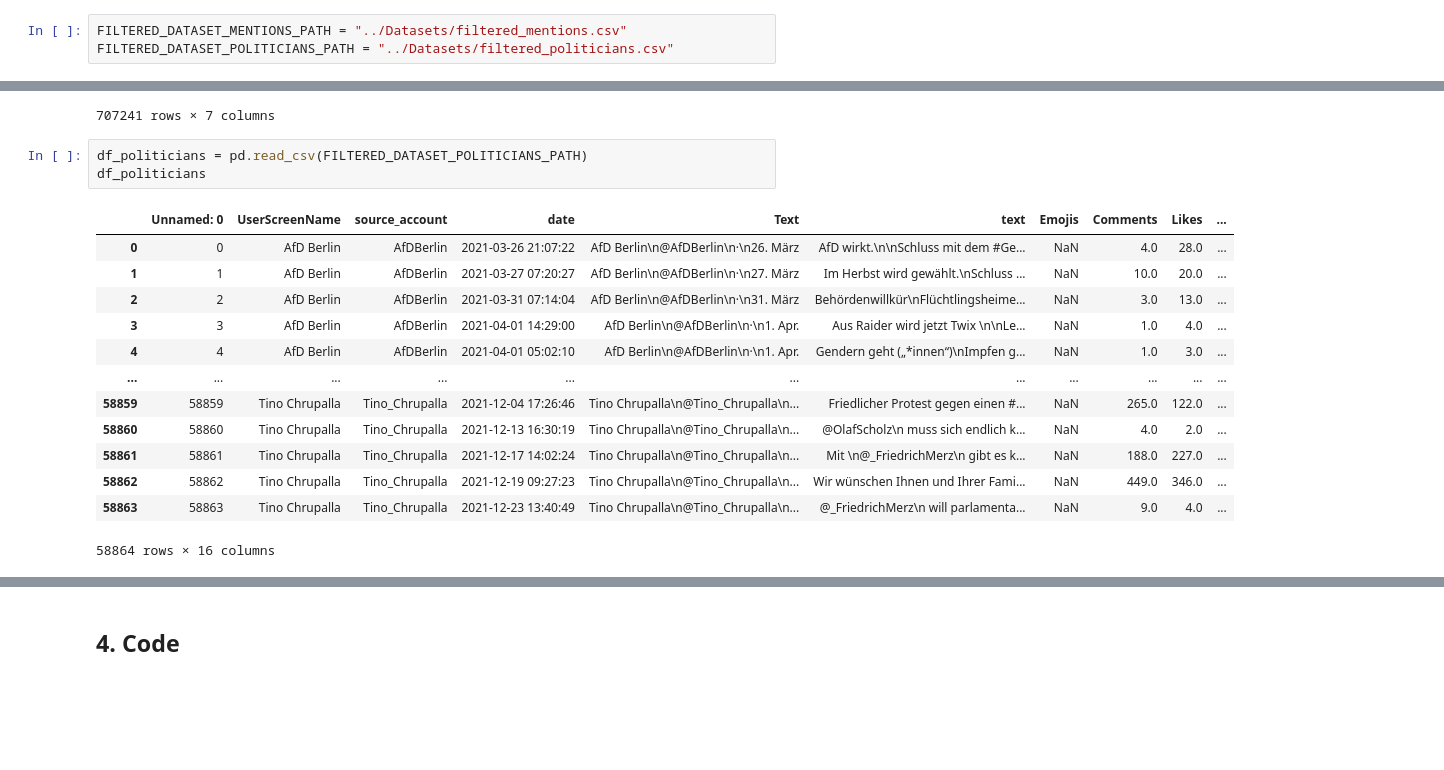
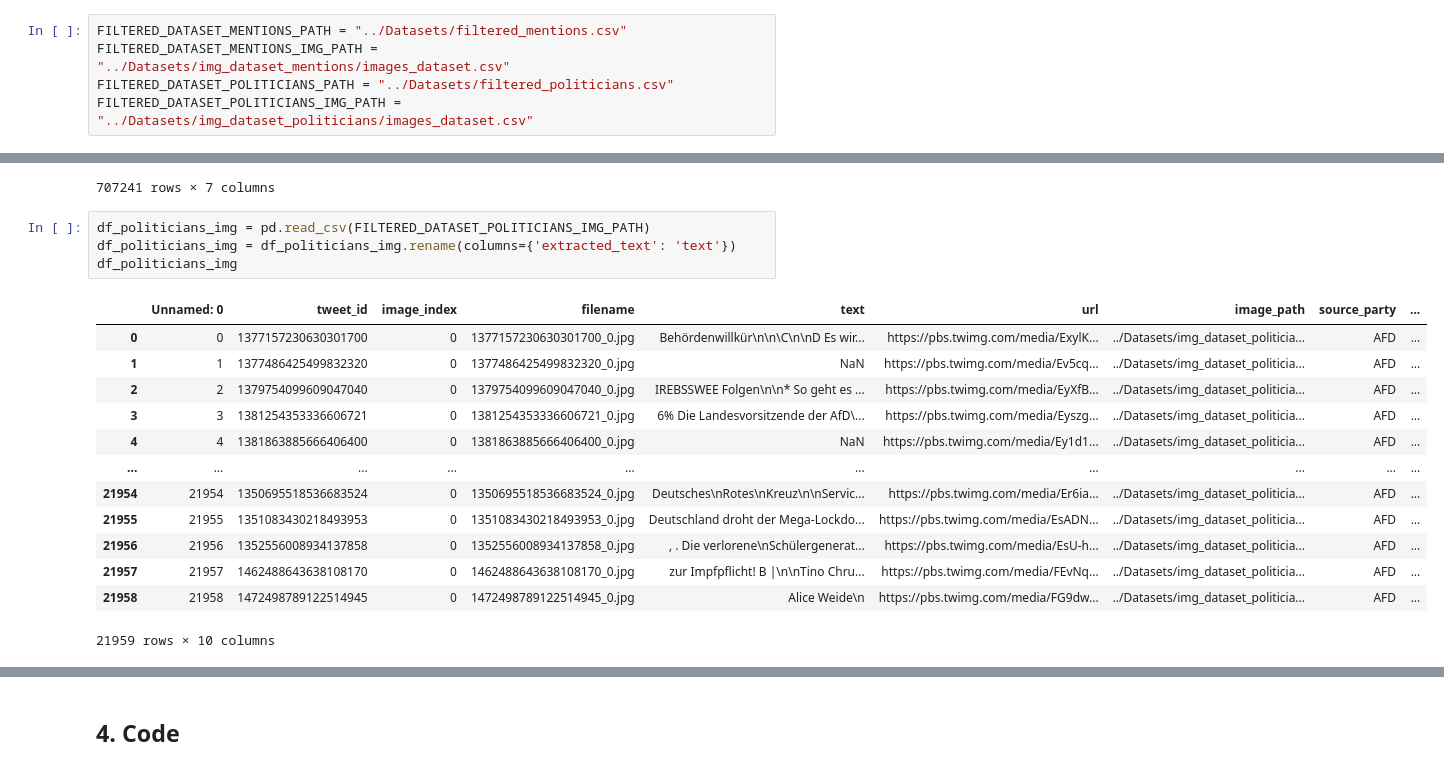
Before and after one commit to NilsHellwig/Topic_Modelling_Twitter_German_Federal_Election_2021, a Jupyter notebook: 03 Train Model/train-bert-topic.ipynb, the cells around one changed output, grey strips where cells are left out. Saved outputs shown, nothing was run; the diff lists cells and outputs as text; blank space fills up the shorter version.

```diff
--- a/03 Train Model/train-bert-topic.ipynb
+++ b/03 Train Model/train-bert-topic.ipynb
@@ -14,4 +21,6 @@ import pandas as pd
 N_TOPICS = 20
 # %%
 FILTERED_DATASET_MENTIONS_PATH = "../Datasets/filtered_mentions.csv"
+FILTERED_DATASET_MENTIONS_IMG_PATH = "../Datasets/img_dataset_mentions/images_dataset.csv"
 FILTERED_DATASET_POLITICIANS_PATH = "../Datasets/filtered_politicians.csv"
+FILTERED_DATASET_POLITICIANS_IMG_PATH = "../Datasets/img_dataset_politicians/images_dataset.csv"
@@ -35,19 +60,20 @@ df_mentions
 | 707240 | 707240 | @b_riexinger Wünsche dir gutes Ge... | LINKE | b_riexinger | 2021-12-17 01:02:05 | 0 | wünsche gelingen bernd linkspower |
 707241 rows × 7 columns
 # %%
-df_politicians = pd.read_csv(FILTERED_DATASET_POLITICIANS_PATH)
-df_politicians
+df_politicians_img = pd.read_csv(FILTERED_DATASET_POLITICIANS_IMG_PATH)
+df_politicians_img = df_politicians_img.rename(columns={'extracted_text': 'text'})
+df_politicians_img
 # %% [output]
-|  | Unnamed: 0 | UserScreenName | source_account | date | Text | text | Emojis | Comments | Likes | ... |
-| 0 | 0 | AfD Berlin | AfDBerlin | 2021-03-26 21:07:22 | AfD Berlin\n@AfDBerlin\n·\n26. März | AfD wirkt.\n\nSchluss mit dem #Ge... | NaN | 4.0 | 28.0 | ... |
-| 1 | 1 | AfD Berlin | AfDBerlin | 2021-03-27 07:20:27 | AfD Berlin\n@AfDBerlin\n·\n27. März | Im Herbst wird gewählt.\nSchluss ... | NaN | 10.0 | 20.0 | ... |
-| 2 | 2 | AfD Berlin | AfDBerlin | 2021-03-31 07:14:04 | AfD Berlin\n@AfDBerlin\n·\n31. März | Behördenwillkür\nFlüchtlingsheime... | NaN | 3.0 | 13.0 | ... |
-| 3 | 3 | AfD Berlin | AfDBerlin | 2021-04-01 14:29:00 | AfD Berlin\n@AfDBerlin\n·\n1. Apr. | Aus Raider wird jetzt Twix \n\nLe... | NaN | 1.0 | 4.0 | ... |
-| 4 | 4 | AfD Berlin | AfDBerlin | 2021-04-01 05:02:10 | AfD Berlin\n@AfDBerlin\n·\n1. Apr. | Gendern geht („*innen“)\nImpfen g... | NaN | 1.0 | 3.0 | ... |
-| ... | ... | ... | ... | ... | ... | ... | ... | ... | ... | ... |
-| 58859 | 58859 | Tino Chrupalla | Tino_Chrupalla | 2021-12-04 17:26:46 | Tino Chrupalla\n@Tino_Chrupalla\n... | Friedlicher Protest gegen einen #... | NaN | 265.0 | 122.0 | ... |
-| 58860 | 58860 | Tino Chrupalla | Tino_Chrupalla | 2021-12-13 16:30:19 | Tino Chrupalla\n@Tino_Chrupalla\n... | @OlafScholz\n muss sich endlich k... | NaN | 4.0 | 2.0 | ... |
-| 58861 | 58861 | Tino Chrupalla | Tino_Chrupalla | 2021-12-17 14:02:24 | Tino Chrupalla\n@Tino_Chrupalla\n... | Mit \n@_FriedrichMerz\n gibt es k... | NaN | 188.0 | 227.0 | ... |
-| 58862 | 58862 | Tino Chrupalla | Tino_Chrupalla | 2021-12-19 09:27:23 | Tino Chrupalla\n@Tino_Chrupalla\n... | Wir wünschen Ihnen und Ihrer Fami... | NaN | 449.0 | 346.0 | ... |
-| 58863 | 58863 | Tino Chrupalla | Tino_Chrupalla | 2021-12-23 13:40:49 | Tino Chrupalla\n@Tino_Chrupalla\n... | @_FriedrichMerz\n will parlamenta... | NaN | 9.0 | 4.0 | ... |
+|  | Unnamed: 0 | tweet_id | image_index | filename | text | url | image_path | source_party | ... |
+| 0 | 0 | 1377157230630301700 | 0 | 1377157230630301700_0.jpg | Behördenwillkür\n\n\C\n\nD Es wir... | https://pbs.twimg.com/media/ExylK... | ../Datasets/img_dataset_politicia... | AFD | ... |
+| 1 | 1 | 1377486425499832320 | 0 | 1377486425499832320_0.jpg | NaN | https://pbs.twimg.com/media/Ev5cq... | ../Datasets/img_dataset_politicia... | AFD | ... |
+| 2 | 2 | 1379754099609047040 | 0 | 1379754099609047040_0.jpg | IREBSSWEE Folgen\n\n* So geht es ... | https://pbs.twimg.com/media/EyXfB... | ../Datasets/img_dataset_politicia... | AFD | ... |
+| 3 | 3 | 1381254353336606721 | 0 | 1381254353336606721_0.jpg | 6% Die Landesvorsitzende der AfD\... | https://pbs.twimg.com/media/Eyszg... | ../Datasets/img_dataset_politicia... | AFD | ... |
+| 4 | 4 | 1381863885666406400 | 0 | 1381863885666406400_0.jpg | NaN | https://pbs.twimg.com/media/Ey1d1... | ../Datasets/img_dataset_politicia... | AFD | ... |
+| ... | ... | ... | ... | ... | ... | ... | ... | ... | ... |
+| 21954 | 21954 | 1350695518536683524 | 0 | 1350695518536683524_0.jpg | Deutsches\nRotes\nKreuz\n\nServic... | https://pbs.twimg.com/media/Er6ia... | ../Datasets/img_dataset_politicia... | AFD | ... |
+| 21955 | 21955 | 1351083430218493953 | 0 | 1351083430218493953_0.jpg | Deutschland droht der Mega-Lockdo... | https://pbs.twimg.com/media/EsADN... | ../Datasets/img_dataset_politicia... | AFD | ... |
+| 21956 | 21956 | 1352556008934137858 | 0 | 1352556008934137858_0.jpg | ‚ . Die verlorene\nSchülergenerat... | https://pbs.twimg.com/media/EsU-h... | ../Datasets/img_dataset_politicia... | AFD | ... |
+| 21957 | 21957 | 1462488643638108170 | 0 | 1462488643638108170_0.jpg | zur Impfpflicht! B |\n\nTino Chru... | https://pbs.twimg.com/media/FEvNq... | ../Datasets/img_dataset_politicia... | AFD | ... |
+| 21958 | 21958 | 1472498789122514945 | 0 | 1472498789122514945_0.jpg | Alice Weide\n | https://pbs.twimg.com/media/FG9dw... | ../Datasets/img_dataset_politicia... | AFD | ... |
-58864 rows × 16 columns
+21959 rows × 10 columns
```
Also changed, not shown: parts of 36 cells of this notebook, 3 other files.
